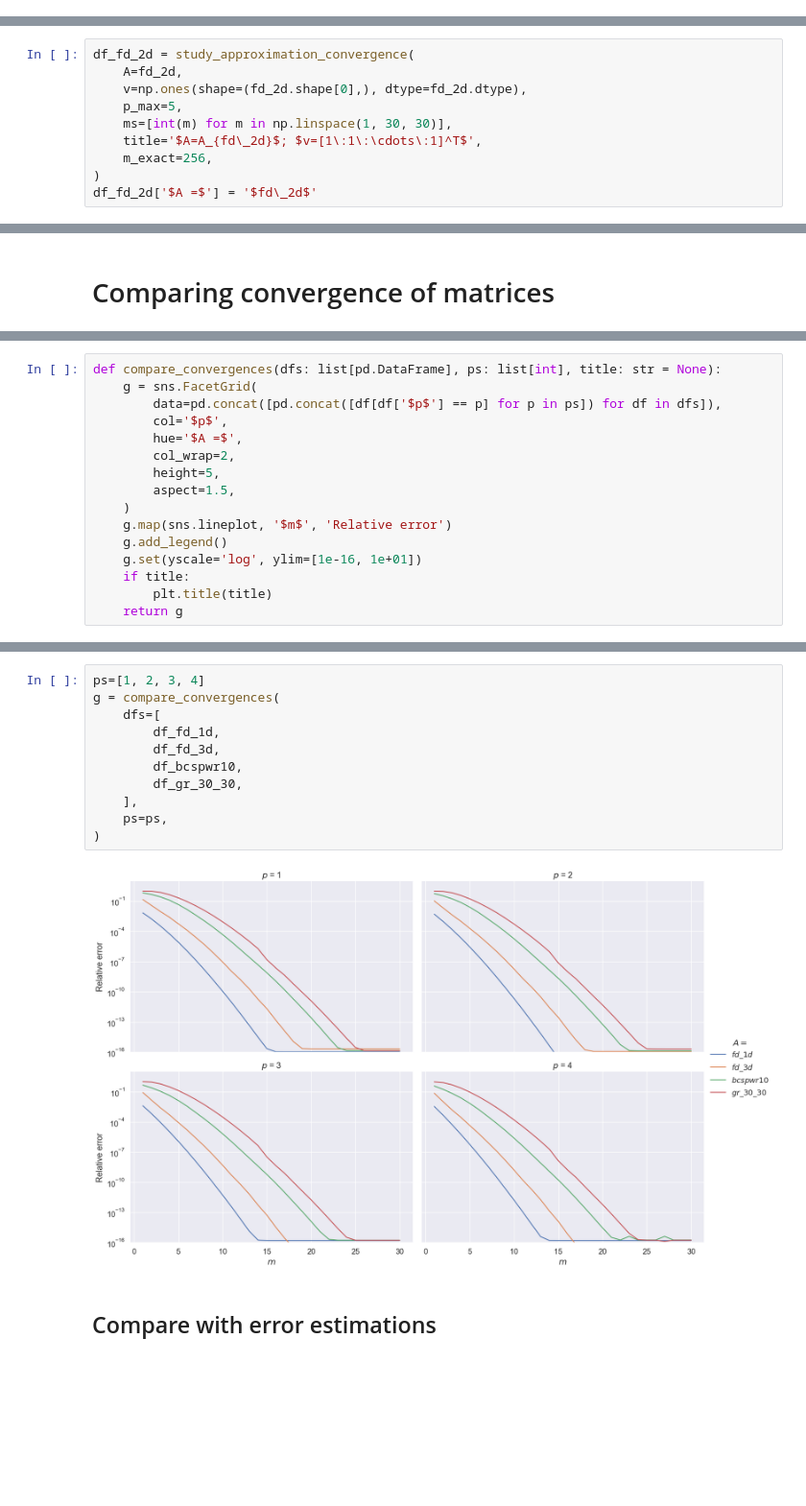
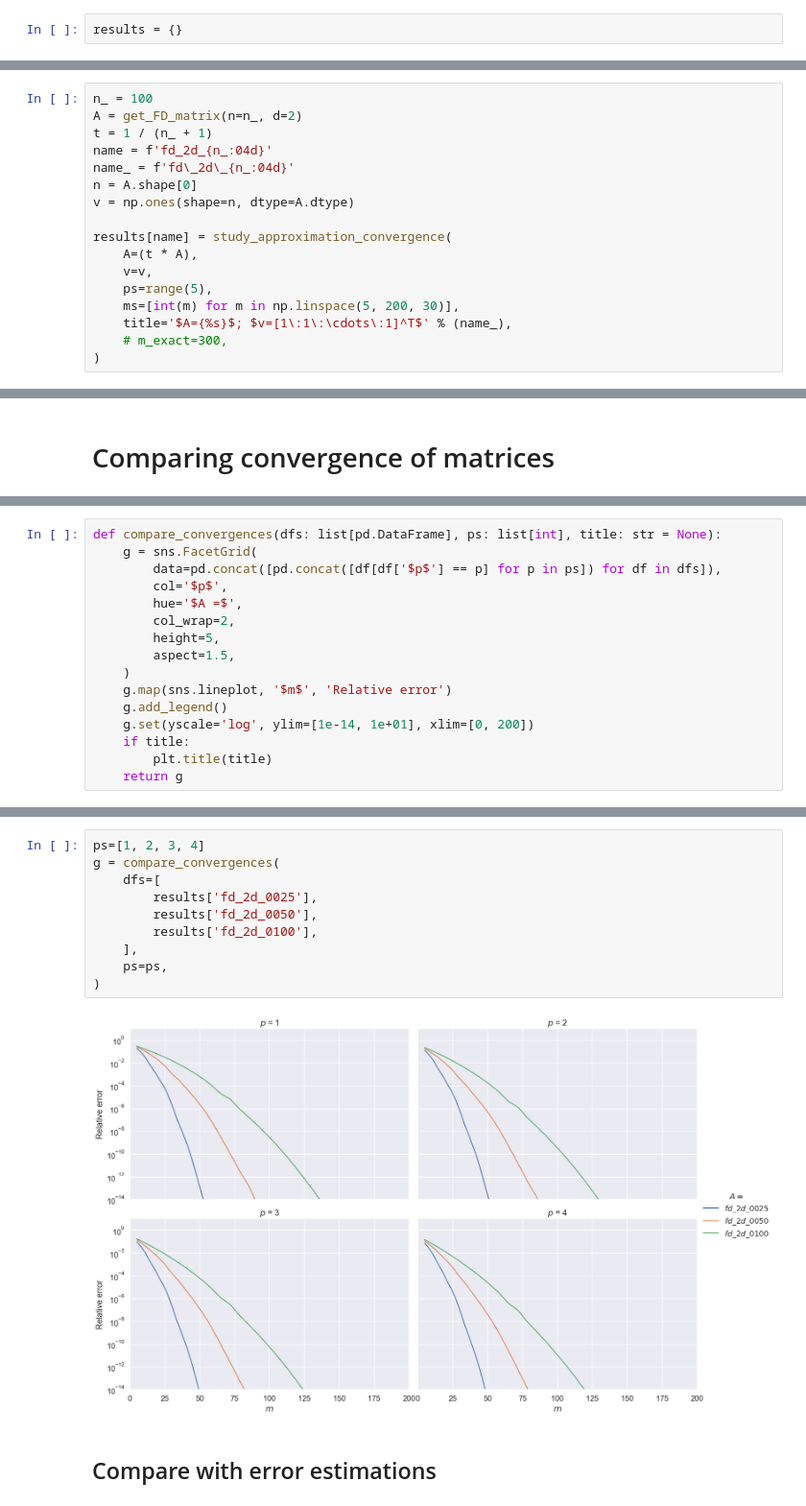
Before and after one commit to sprmsv/KAMF, a Jupyter notebook: experiments.ipynb, the cells around one changed output, grey strips where cells are left out. Shown at 96% size. Saved outputs shown, nothing was run; the diff lists cells and outputs as text; blank space fills up the shorter version.

```diff
--- a/experiments.ipynb
+++ b/experiments.ipynb
@@ -29,0 +89,2 @@ fd_3d = get_FD_matrix(n=16, d=3)
+# %%
+results = {}
@@ -44,10 +113,17 @@ df_fd_1d['$A =$'] = '$fd\_1d$'
 # %%
-df_fd_2d = study_approximation_convergence(
-    A=fd_2d,
-    v=np.ones(shape=(fd_2d.shape[0],), dtype=fd_2d.dtype),
-    p_max=5,
-    ms=[int(m) for m in np.linspace(1, 30, 30)],
-    title='$A=A_{fd\_2d}$; $v=[1\:1\:\cdots\:1]^T$',
-    m_exact=256,
+n_ = 100
+A = get_FD_matrix(n=n_, d=2)
+t = 1 / (n_ + 1)
+name = f'fd_2d_{n_:04d}'
+name_ = f'fd\_2d\_{n_:04d}'
+n = A.shape[0]
+v = np.ones(shape=n, dtype=A.dtype)
+
+results[name] = study_approximation_convergence(
+    A=(t * A),
+    v=v,
+    ps=range(5),
+    ms=[int(m) for m in np.linspace(5, 200, 30)],
+    title='$A={%s}$; $v=[1\:1\:\cdots\:1]^T$' % (name_),
+    # m_exact=300,
 )
-df_fd_2d['$A =$'] = '$fd\_2d$'
@@ -167,7 +143,7 @@ def compare_convergences(dfs: list[pd.DataFrame], ps: list[int], title: str = No
     )
     g.map(sns.lineplot, '$m$', 'Relative error')
     g.add_legend()
-    g.set(yscale='log', ylim=[1e-16, 1e+01])
+    g.set(yscale='log', ylim=[1e-14, 1e+01], xlim=[0, 200])
     if title:
         plt.title(title)
     return g
@@ -226,15 +153,14 @@ def get_errors_chebyshev(ps, n=2000, alpha=8):
 # %%
 ps=[1, 2, 3, 4]
 g = compare_convergences(
     dfs=[
-        df_fd_1d,
-        df_fd_3d,
-        df_bcspwr10,
-        df_gr_30_30,
+        results['fd_2d_0025'],
+        results['fd_2d_0050'],
+        results['fd_2d_0100'],
     ],
     ps=ps,
 )
 # %% [output]
-[figure, old version]
+[figure, new version]
 # %% [markdown]
 ## Compare with error estimations
```
Also changed, not shown: parts of 40 cells of this notebook, 34 other files.
